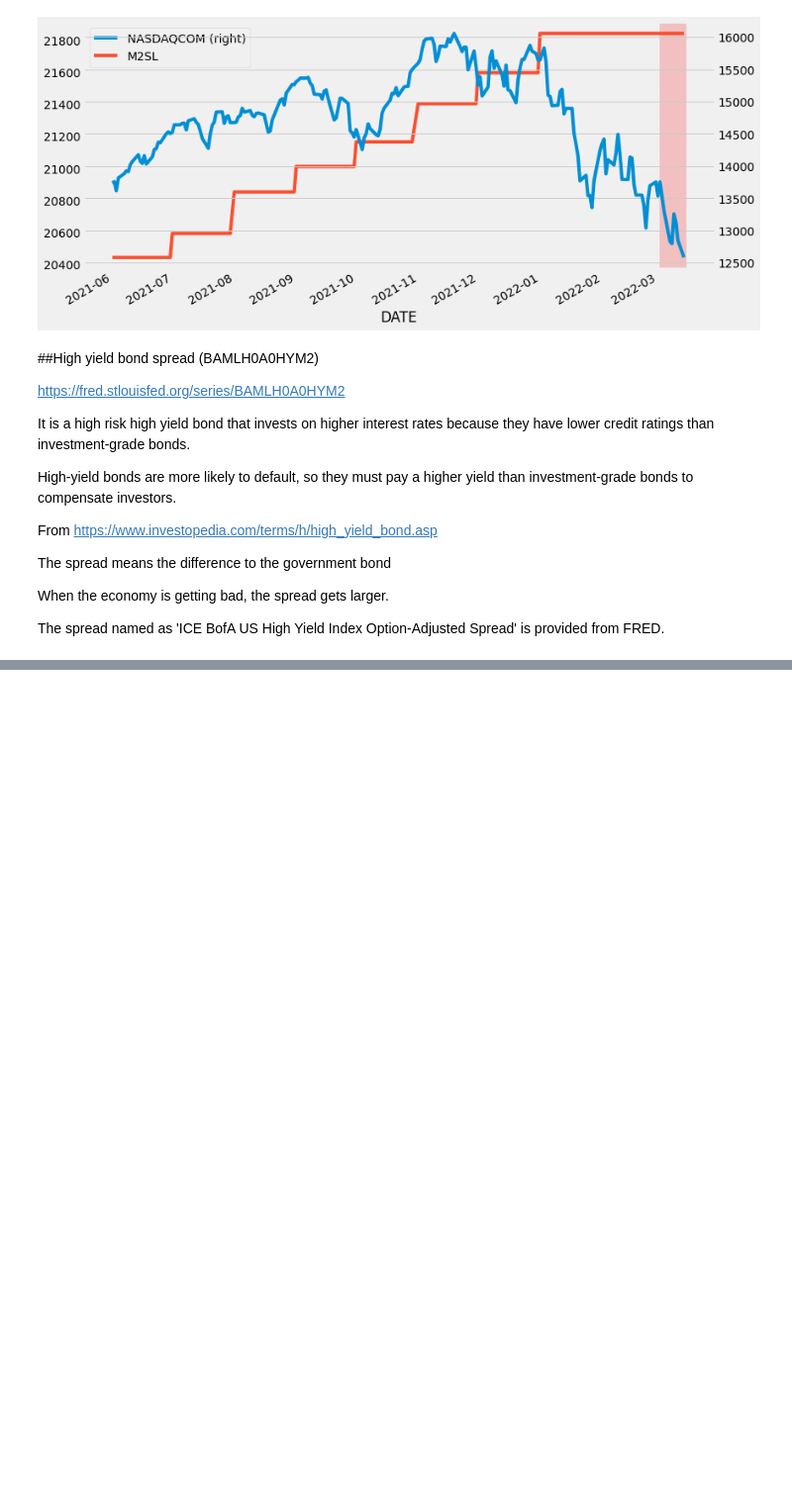
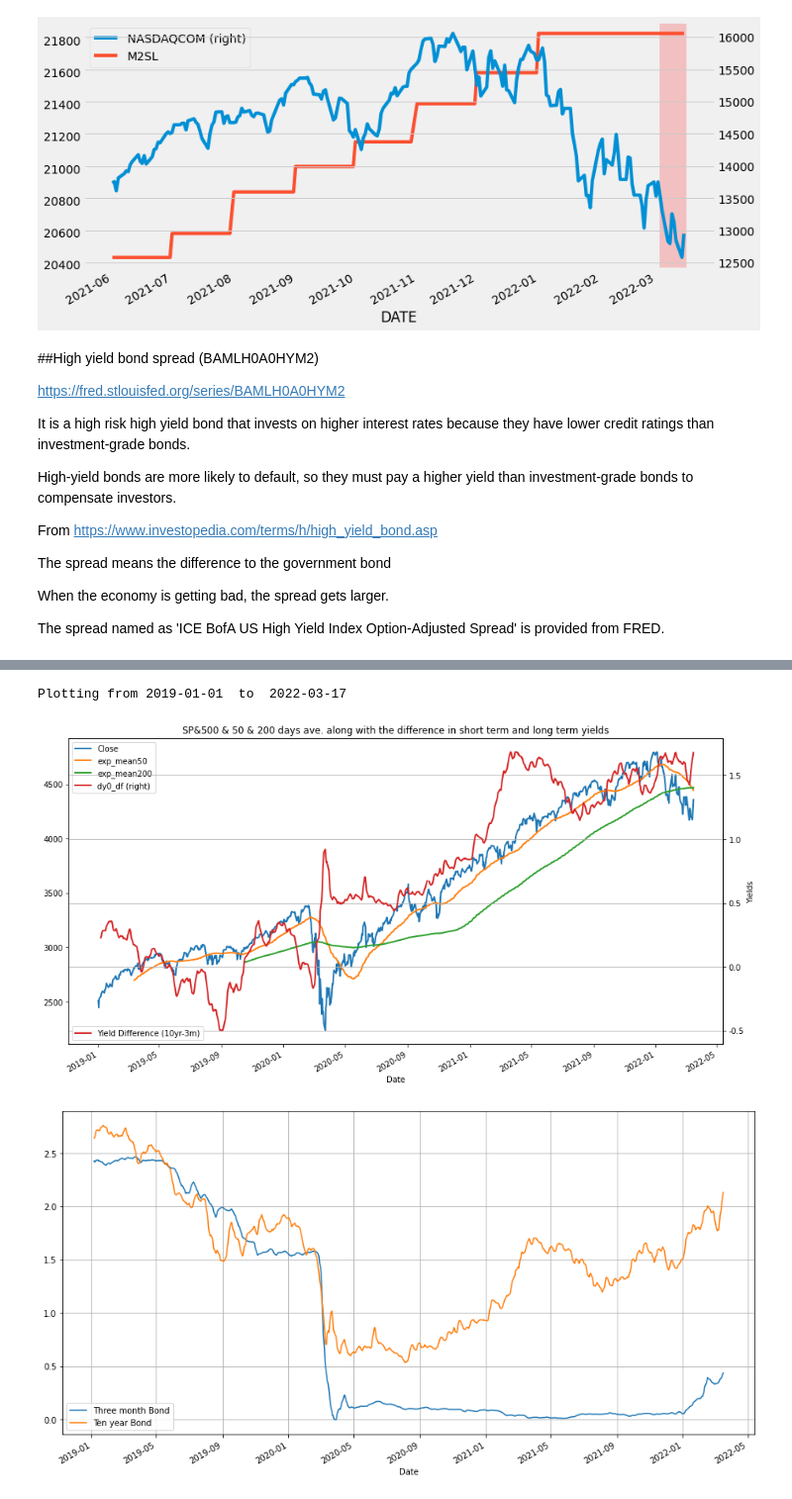
Before and after one commit to kimdesok/FinanceDataReader, a Jupyter notebook: EconomyLeadingIndex.ipynb, the cells around one changed output, grey strips where cells are left out. Shown at 99% size. Drawn from its saved outputs; the diff is of its cells as text; code cells hidden in the pictures; blank space fills up the shorter version.

```diff
--- a/EconomyLeadingIndex.ipynb
+++ b/EconomyLeadingIndex.ipynb
@@ -246,0 +310,6 @@ with plt.style.context('fivethirtyeight'):
+# %%
+bond_yield_graphs('2019-01-01',  date.today())
+# %% [output]
+Plotting from 2019-01-01  to  2022-03-17
+[figure, added]
+[figure, added]
```
Also changed, not shown: parts of 9 cells of this notebook.
